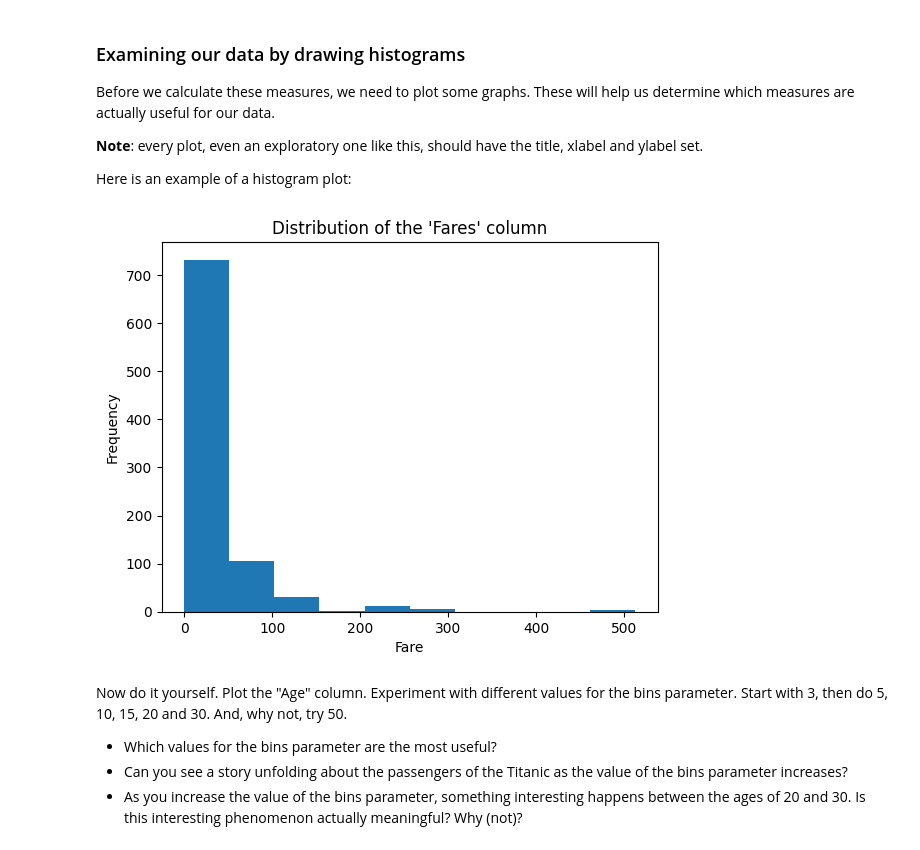
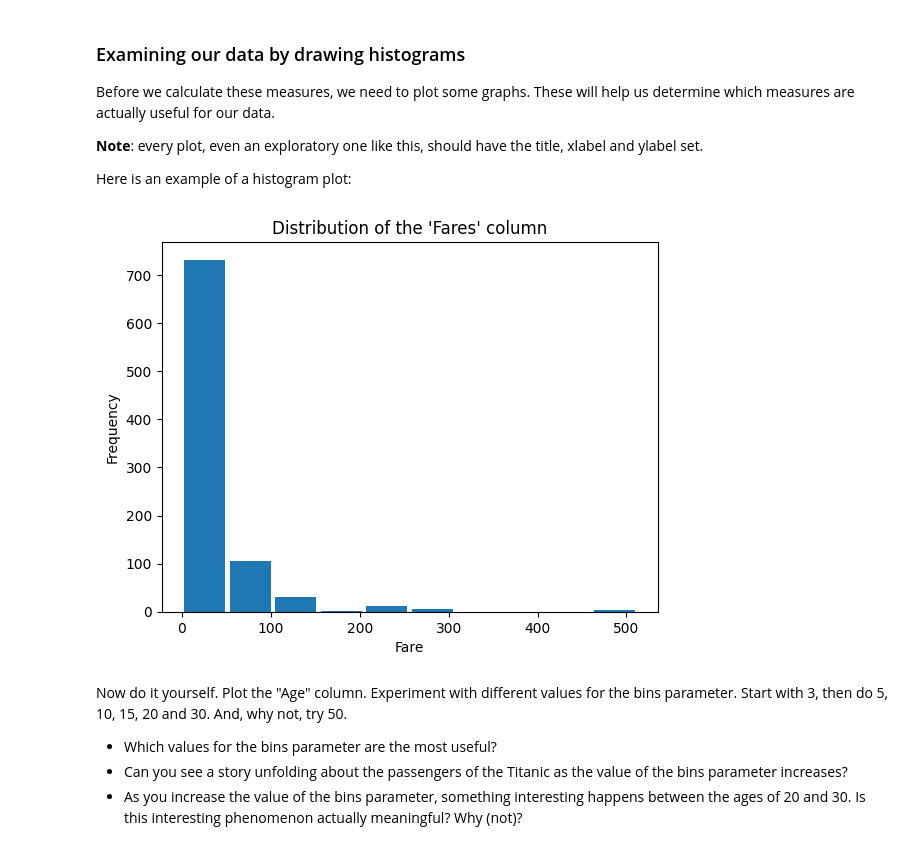
Before and after one commit to AIM-MADS-DATEXP/workshop-data-visualization, a Jupyter notebook: notebooks/visualizations_in_python.ipynb, the cells around one changed output. Cells and saved outputs as stored; diff of their text form; code cells hidden in the pictures.

Commit message:
Added rwidth parameter to histogram

```diff
--- a/notebooks/visualizations_in_python.ipynb
+++ b/notebooks/visualizations_in_python.ipynb
@@ -45,10 +45,10 @@ Before we calculate these measures, we need to plot some graphs. These will help
 Here is an example of a histogram plot:
 # %%
 # Example: plot the "Fare" column in 10 bins
-dft['Fare'].plot.hist(bins=10, title="Distribution of the 'Fares' column", xlabel="Fare", ylabel="Frequency")
+dft['Fare'].plot.hist(bins=10, title="Distribution of the 'Fares' column", xlabel="Fare", ylabel="Frequency", rwidth=0.9)
 plt.show() # Always run this code after drawing a plot - it will get rid of some ugly Matplotlib output
 # %% [output]
-[figure, old version]
+[figure, new version]
 # %% [markdown]
 Now do it yourself. Plot the "Age" column. Experiment with different values for the bins parameter. Start with 3, then do 5, 10, 15, 20 and 30. And, why not, try 50.
 - Which values for the bins parameter are the most useful?
```
